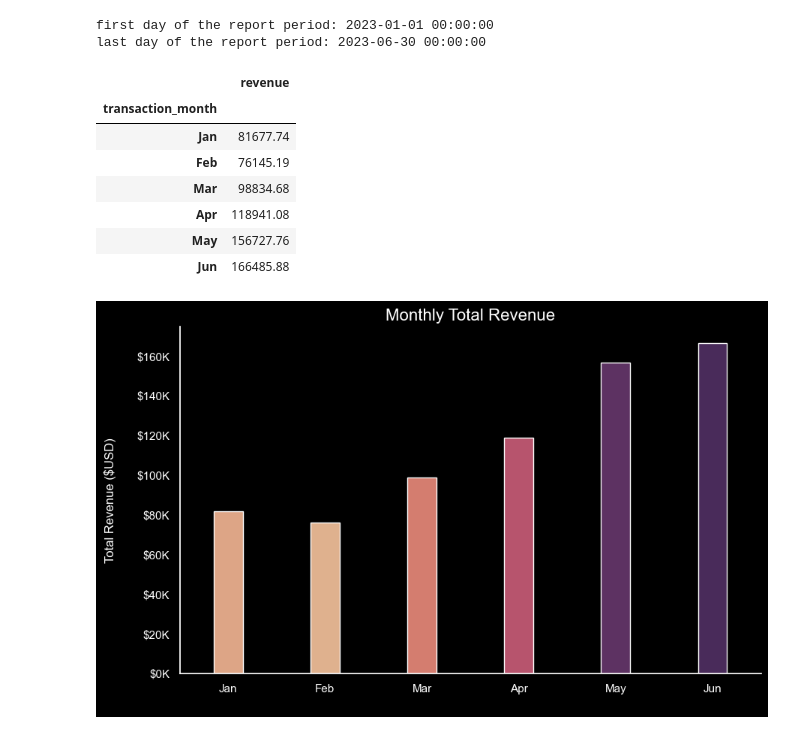
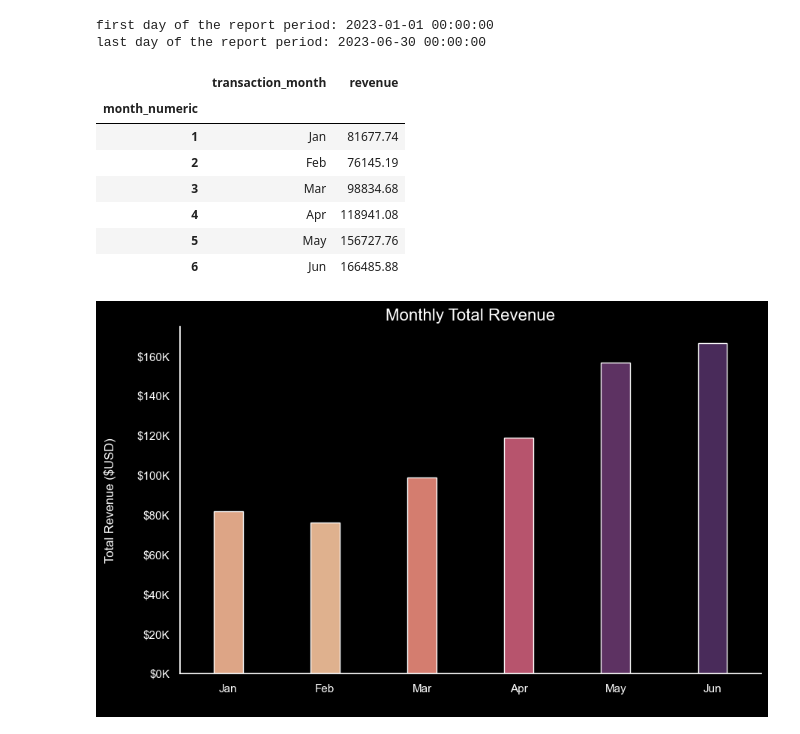
Before and after one commit to HuDragm/Coffee-Shop-Sales, a Jupyter notebook: notebooks/initial_eda.ipynb, the cells around one changed output. Saved outputs shown, nothing was run; the diff lists cells and outputs as text; code cells hidden in the pictures.

```diff
--- a/notebooks/initial_eda.ipynb
+++ b/notebooks/initial_eda.ipynb
@@ -192,26 +177,25 @@ print(f"last day of the report period: {df['transaction_date'].max()}")
 first day of the report period: 2023-01-01 00:00:00
 last day of the report period: 2023-06-30 00:00:00
 # %%
+# total revenue per month
+
 df['transaction_month'] = df['transaction_date'].dt.strftime('%b')
+df['month_numeric'] = df['transaction_date'].dt.month
 
-monthly_revenue = df.groupby('transaction_month')['revenue'].sum().reset_index()
+monthly_revenue = df.groupby(['transaction_month', 'month_numeric'])['revenue'].sum().reset_index()
 
-# fixing the indexing to be chronological
-monthly_revenue['month_numeric'] = pd.to_datetime(monthly_revenue['transaction_month'], format='%b').dt.month
-
+# fixing the index
 monthly_revenue = monthly_revenue.sort_values(by='month_numeric')
-monthly_revenue.set_index('transaction_month', inplace=True)
-
-monthly_revenue.drop(columns='month_numeric', inplace=True)
+monthly_revenue.set_index(keys='month_numeric', drop=True, inplace=True)
 
 monthly_revenue
 # %% [output]
-|  | revenue |
-| transaction_month |  |
-| Jan | 81677.74 |
-| Feb | 76145.19 |
-| Mar | 98834.68 |
-| Apr | 118941.08 |
-| May | 156727.76 |
-| Jun | 166485.88 |
+|  | transaction_month | revenue |
+| month_numeric |  |  |
+| 1 | Jan | 81677.74 |
+| 2 | Feb | 76145.19 |
+| 3 | Mar | 98834.68 |
+| 4 | Apr | 118941.08 |
+| 5 | May | 156727.76 |
+| 6 | Jun | 166485.88 |
 # %%
```
Also changed, not shown: parts of 32 cells of this notebook, 17 other files.
